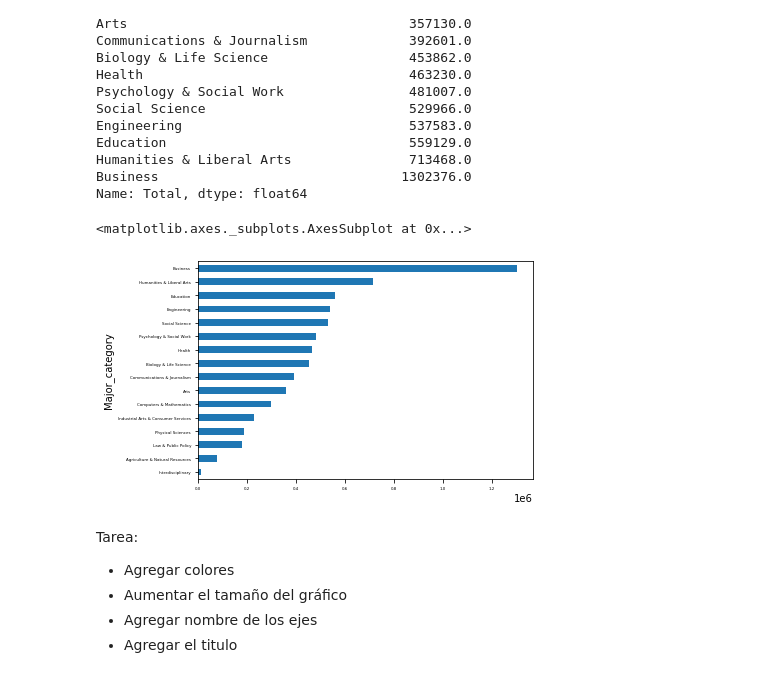
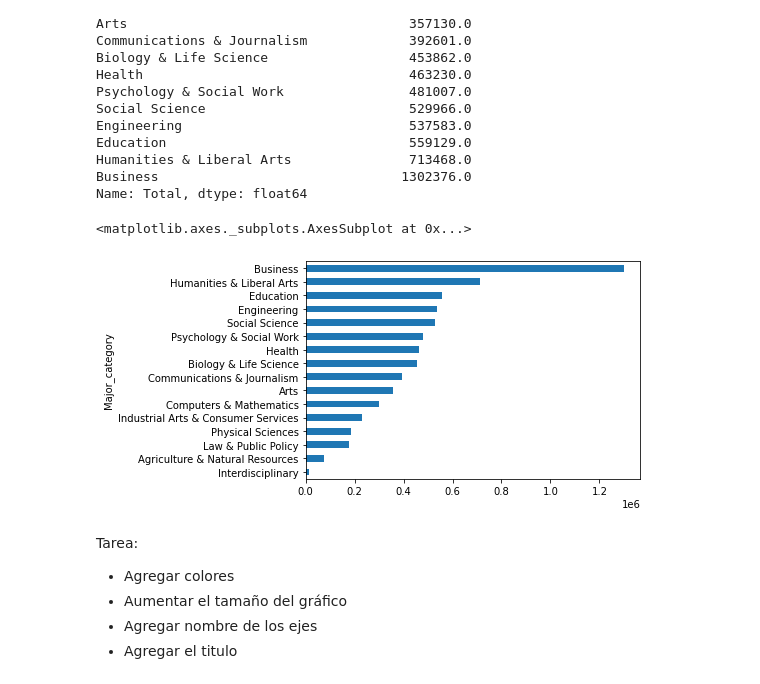
Before and after one commit to katymq/Python_universitario, a Jupyter notebook: Taller_Python.ipynb, the cells around one changed output. Cells and saved outputs as stored; diff of their text form; code cells hidden in the pictures.

```diff
--- a/Taller_Python.ipynb
+++ b/Taller_Python.ipynb
@@ -172,10 +258,10 @@ Name: Total, dtype: float64
 # %%
 cat_totals = df.groupby("Major_category")["Total"].sum().sort_values()
 # %%
-cat_totals.plot(kind="barh", fontsize=4)
+cat_totals.plot(kind="barh", fontsize=10)
 # %% [output]
 <matplotlib.axes._subplots.AxesSubplot at 0x...>
-[figure, old version]
+[figure, new version]
 # %% [markdown]
 Tarea:
 
```
Also changed, not shown: parts of 24 cells of this notebook.
